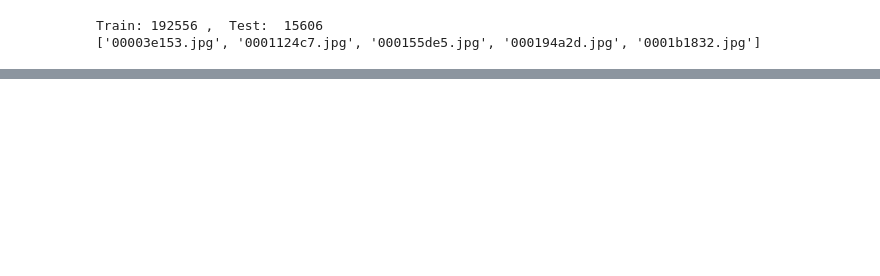
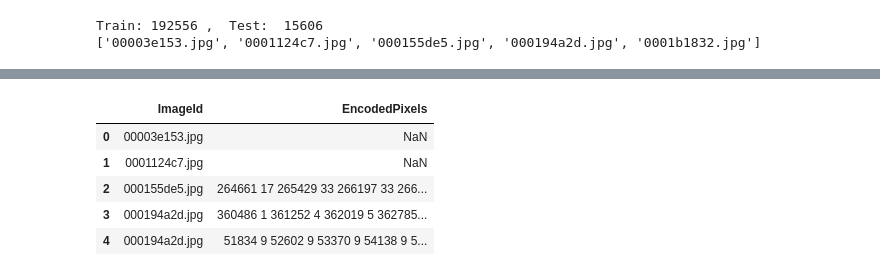
Before and after one commit to YelizavetaP/AirbusShipDetectionChallenge, a Jupyter notebook: Untitled-1.ipynb, the cells around one changed output, grey strips where cells are left out. Drawn from its saved outputs; the diff is of its cells as text; code cells hidden in the pictures; blank space fills up the shorter version.

```diff
--- a/Untitled-1.ipynb
+++ b/Untitled-1.ipynb
@@ -47,0 +47,15 @@ plt.tight_layout
+# %%
+# Masks
+masks = pd.read_csv("../data/train_ship_segmentations_v2.csv")
+masks.head()  #first 5 wothout params
+
+# Nan - no ships on img
+# multiple imgId - several ships on one img
+# EncodedPixels(RLE) - start pixels and lenght of ship on img
+# %% [output]
+|  | ImageId | EncodedPixels |
+| 0 | 00003e153.jpg | NaN |
+| 1 | 0001124c7.jpg | NaN |
+| 2 | 000155de5.jpg | 264661 17 265429 33 266197 33 266... |
+| 3 | 000194a2d.jpg | 360486 1 361252 4 362019 5 362785... |
+| 4 | 000194a2d.jpg | 51834 9 52602 9 53370 9 54138 9 5... |
```
Also changed, not shown: parts of 8 cells of this notebook.
